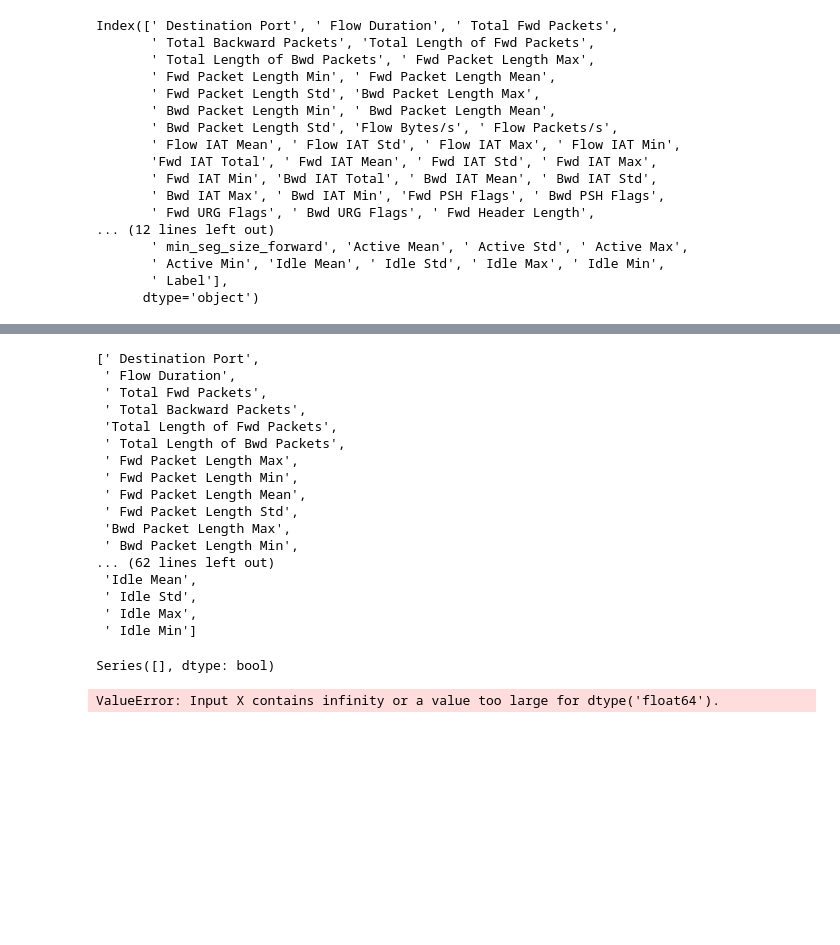
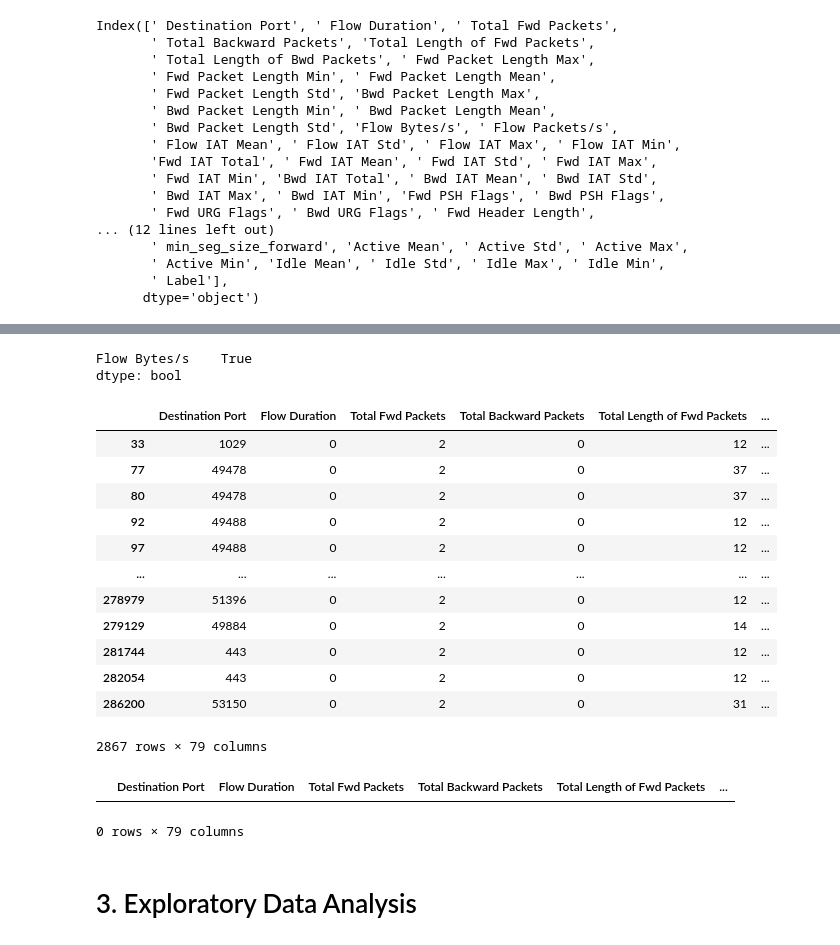
Before and after one commit to KostasEreksonas/IDS_test, a Jupyter notebook: CIC_IDS2017.ipynb, the cells around one changed output, grey strips where cells are left out. Saved outputs shown, nothing was run; the diff lists cells and outputs as text; code cells hidden in the pictures; blank space fills up the shorter version.

```diff
--- a/CIC_IDS2017.ipynb
+++ b/CIC_IDS2017.ipynb
@@ -171,28 +78,20 @@ datasets = ['monday', 'tuesday', 'wednesday', 'thursday_morning', 'thursday_afte
 for dataset in datasets:
     if dataset == 'monday':
         missing_values(monday)
-        monday = monday.dropna()
     elif dataset == 'tuesday':
         missing_values(tuesday)
-        tuesday = tuesday.dropna()
     elif dataset == 'wednesday':
         missing_values(wednesday)
-        wednesday = wednesday.dropna()
     elif dataset == 'thursday_morning':
         missing_values(thursday_morning)
-        thursday_morning = thursday_morning.dropna()
     elif dataset == 'thursday_afternoon':
         missing_values(thursday_afternoon)
-        thursday_afternoon = thursday_afternoon.dropna()
     elif dataset == 'friday_ddos':
         missing_values(friday_ddos)
-        friday_ddos = friday_ddos.dropna()
     elif dataset == 'friday_pcap':
         missing_values(friday_pcap)
-        friday_pcap = friday_pcap.dropna()
     elif dataset == 'friday_morning':
         missing_values(friday_morning)
-        friday_morning = friday_morning.dropna()
 # %% [output]
 Monday
 +------------------------------+------------+----------------+---------------------+
@@ -215,0 +115,3 @@ Table saved as Friday_Morning_table.txt
+# %%
+dataframes = [monday, tuesday, wednesday, thursday_morning, thursday_afternoon, friday_ddos, friday_morning, friday_pcap]
+data = pd.concat(dataframes)
@@ -254,32 +196,5 @@ X.head()
 # %%
-columns = X.columns.tolist()
-columns
+data.isna().any()[data.isna().any() == True]
 # %% [output]
-[' Destination Port',
- ' Flow Duration',
- ' Total Fwd Packets',
- ' Total Backward Packets',
- 'Total Length of Fwd Packets',
- ' Total Length of Bwd Packets',
- ' Fwd Packet Length Max',
- ' Fwd Packet Length Min',
- ' Fwd Packet Length Mean',
- ' Fwd Packet Length Std',
- 'Bwd Packet Length Max',
- ' Bwd Packet Length Min',
-... (62 lines left out)
- 'Idle Mean',
- ' Idle Std',
- ' Idle Max',
- ' Idle Min']
+Flow Bytes/s    True
+dtype: bool
-# %%
-np.isfinite(wednesday)[np.isfinite(wednesday.all()) == False]
-# %% [output]
-Series([], dtype: bool)
-# %%
-from sklearn.preprocessing import StandardScaler
-
-scaler = StandardScaler()
-X_scaled = scaler.fit_transform(X)
-# %% [output]
-ValueError: Input X contains infinity or a value too large for dtype('float64').
@@ -287,0 +203,16 @@ from  sklearn.preprocessing import LabelBinarizer
+# %%
+data[data.isna().any(axis=1)==True]
+# %% [output]
+|  | Destination Port | Flow Duration | Total Fwd Packets | Total Backward Packets | Total Length of Fwd Packets | ... |
+| 33 | 1029 | 0 | 2 | 0 | 12 | ... |
+| 77 | 49478 | 0 | 2 | 0 | 37 | ... |
+| 80 | 49478 | 0 | 2 | 0 | 37 | ... |
+| 92 | 49488 | 0 | 2 | 0 | 12 | ... |
+| 97 | 49488 | 0 | 2 | 0 | 12 | ... |
+| ... | ... | ... | ... | ... | ... | ... |
+| 278979 | 51396 | 0 | 2 | 0 | 12 | ... |
+| 279129 | 49884 | 0 | 2 | 0 | 14 | ... |
+| 281744 | 443 | 0 | 2 | 0 | 12 | ... |
+| 282054 | 443 | 0 | 2 | 0 | 12 | ... |
+| 286200 | 53150 | 0 | 2 | 0 | 31 | ... |
+2867 rows × 79 columns
@@ -287,0 +221,7 @@ from  sklearn.preprocessing import LabelBinarizer
+# %%
+data[data.isna().any(axis=1)==True]
+# %% [output]
+|  | Destination Port | Flow Duration | Total Fwd Packets | Total Backward Packets | Total Length of Fwd Packets | ... |
+0 rows × 79 columns
+# %% [markdown]
+# 3. Exploratory Data Analysis
```
Also changed, not shown: parts of 65 cells of this notebook.
